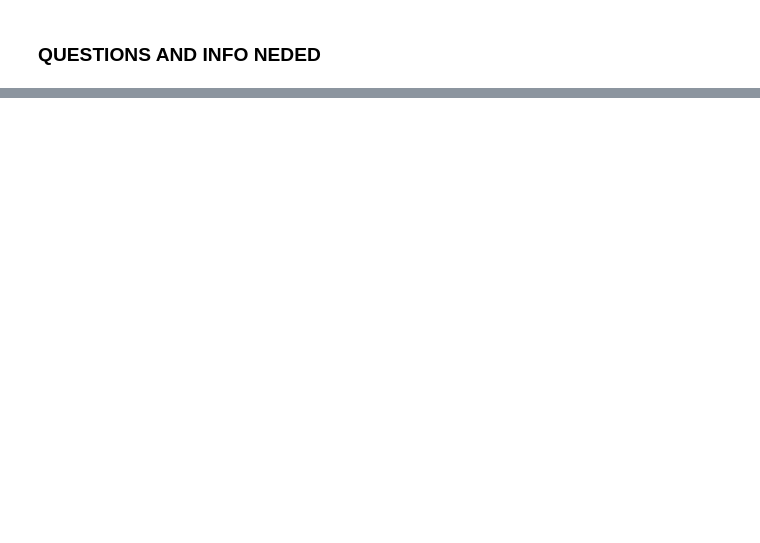
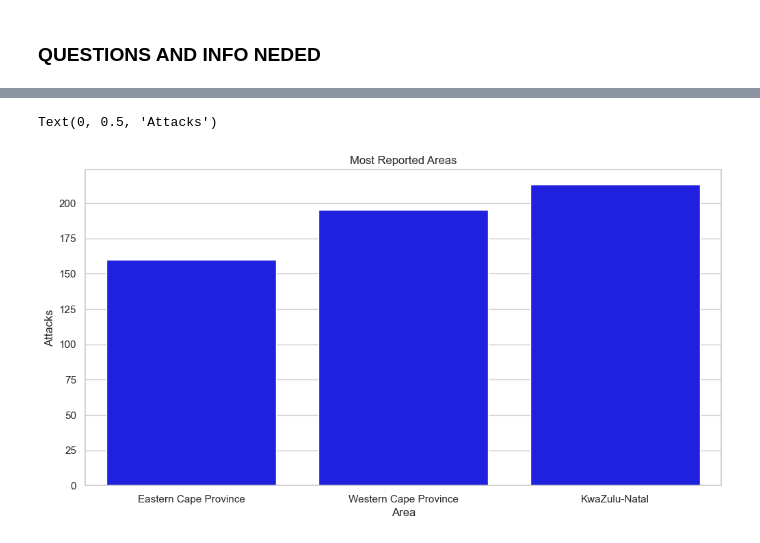
Before and after one commit to Miquelpg6/SHARKS_PROJECT, a Jupyter notebook: Shark Attacks.ipynb, the cells around one changed output, grey strips where cells are left out. Saved outputs shown, nothing was run; the diff lists cells and outputs as text; code cells hidden in the pictures; blank space fills up the shorter version.

```diff
--- a/Shark Attacks.ipynb
+++ b/Shark Attacks.ipynb
@@ -85,0 +221,12 @@ NEEDS:
+# %%
+def clean_activities(activity):
+    for category, pattern in activies_patterns.items():
+        if re.search(pattern, activity, re.IGNORECASE):
+            return category
+    return "OTHER"
+# %%
+sharks["activities_clean"] = sharks["Activity"].apply(clean_activities)
+# %%
+# Making all the activities upper (not case sensitive)
+
+sharks.Activity = sharks.Activity.str.upper()
@@ -85,0 +284,20 @@ NEEDS:
+# %%
+#New DF with South Africa region
+
+south_africa_sharks = sharks[sharks.Country == "SOUTH AFRICA"]
+# %%
+#AREA SOUTH AFRICA
+
+country_counts_SA = south_africa_sharks["Area"].value_counts()
+
+filtered_areas = country_counts_SA[country_counts_SA>=3].index
+attacks_area_reduced_SA = south_africa_sharks[south_africa_sharks["Area"].isin(filtered_areas)]
+
+
+sns.countplot(x=attacks_area_reduced_SA.Area, color="blue");
+plt.title('Most Reported Areas')
+plt.xlabel('Area')
+plt.ylabel('Attacks')
+# %% [output]
+Text(0, 0.5, 'Attacks')
+[figure, added]
```
Also changed, not shown: parts of 33 cells of this notebook, 18 other files.
